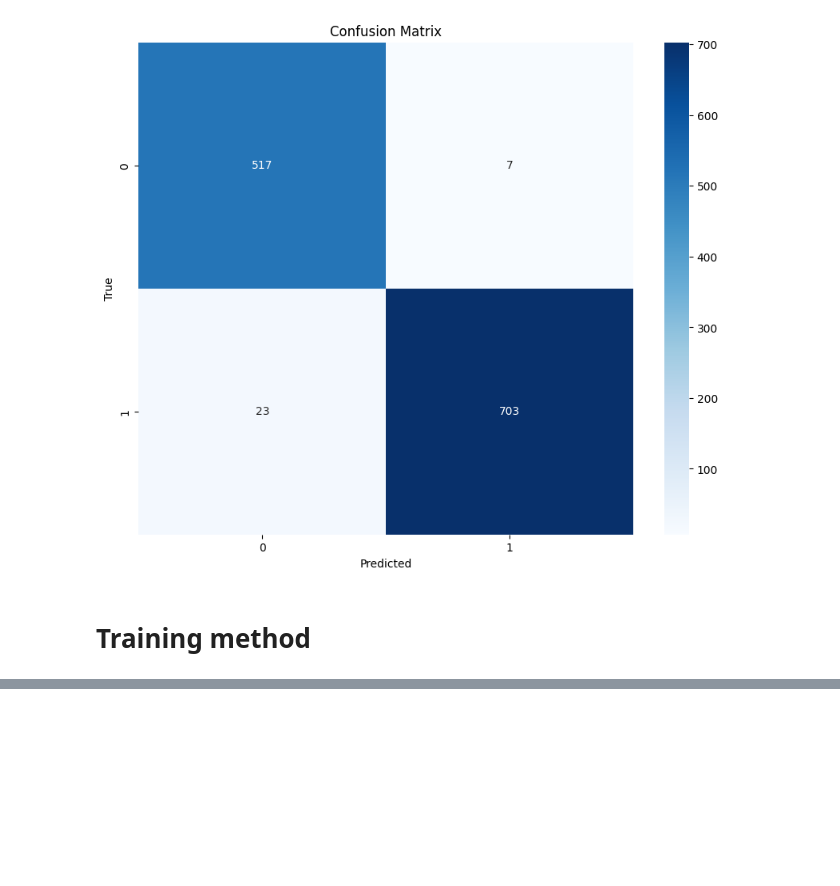
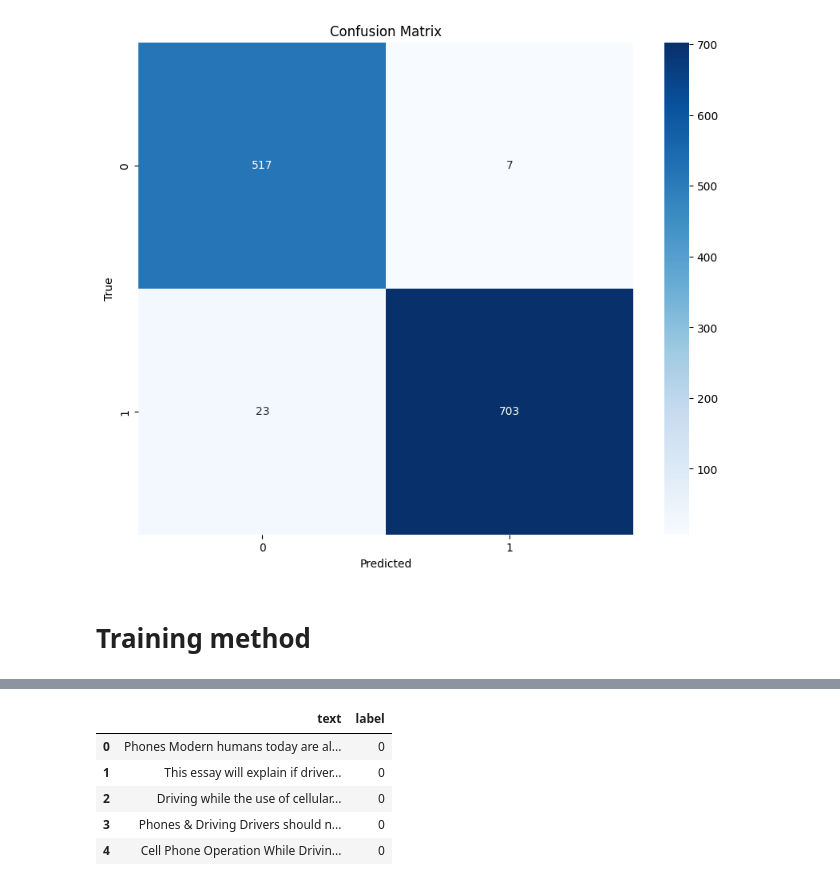
Before and after one commit to Sirapop12345/sp, a Jupyter notebook: roberta-sp.ipynb, the cells around one changed output, grey strips where cells are left out. Drawn from its saved outputs; the diff is of its cells as text; code cells hidden in the pictures; blank space fills up the shorter version.

```diff
--- a/roberta-sp.ipynb
+++ b/roberta-sp.ipynb
@@ -1089,0 +1090,4 @@ model = BertForSequenceClassification.from_pretrained("google-bert/bert-base-unc
+# %%
+import pandas as pd
+df1 = pd.read_csv('/kaggle/input/bert555/final_cleaned (1).csv')
+df1.head()
@@ -1089,0 +1101,11 @@ model = BertForSequenceClassification.from_pretrained("google-bert/bert-base-unc
+# %%
+# View the sampled DataFrame
+df1 = df1[['text','label']]
+df1.head()
+# %% [output]
+|  | text | label |
+| 0 | Phones Modern humans today are al... | 0 |
+| 1 | This essay will explain if driver... | 0 |
+| 2 | Driving while the use of cellular... | 0 |
+| 3 | Phones & Driving Drivers should n... | 0 |
+| 4 | Cell Phone Operation While Drivin... | 0 |
```
Also changed, not shown: parts of 65 cells of this notebook.
